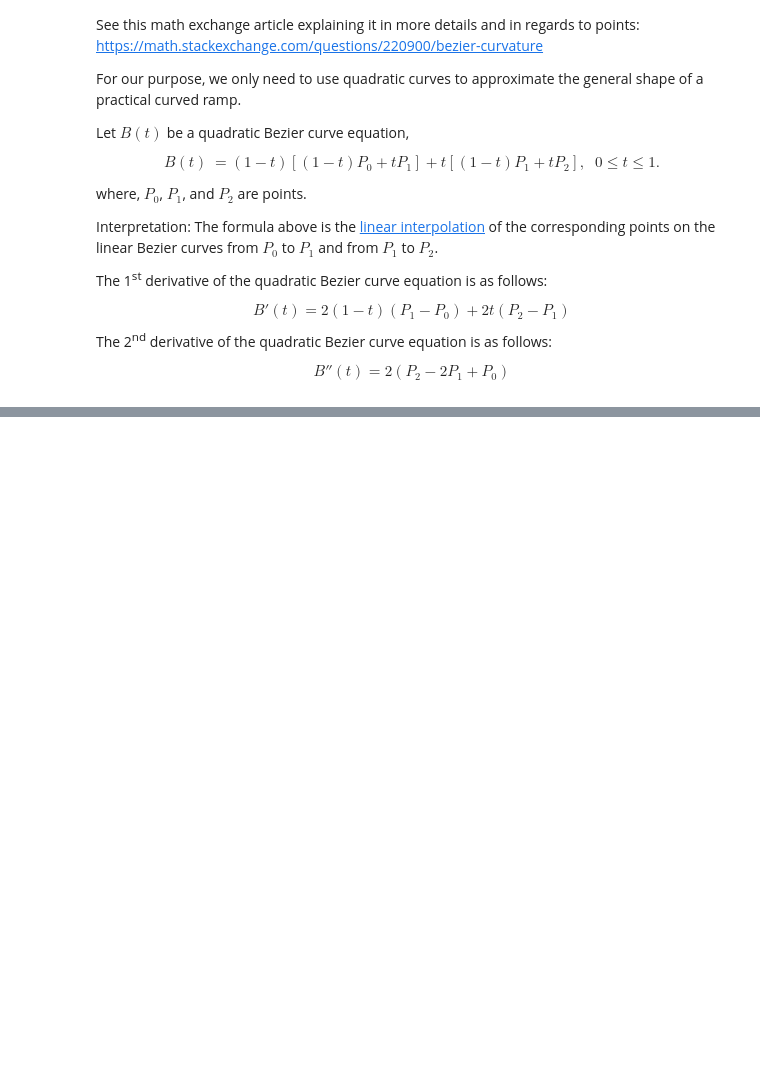
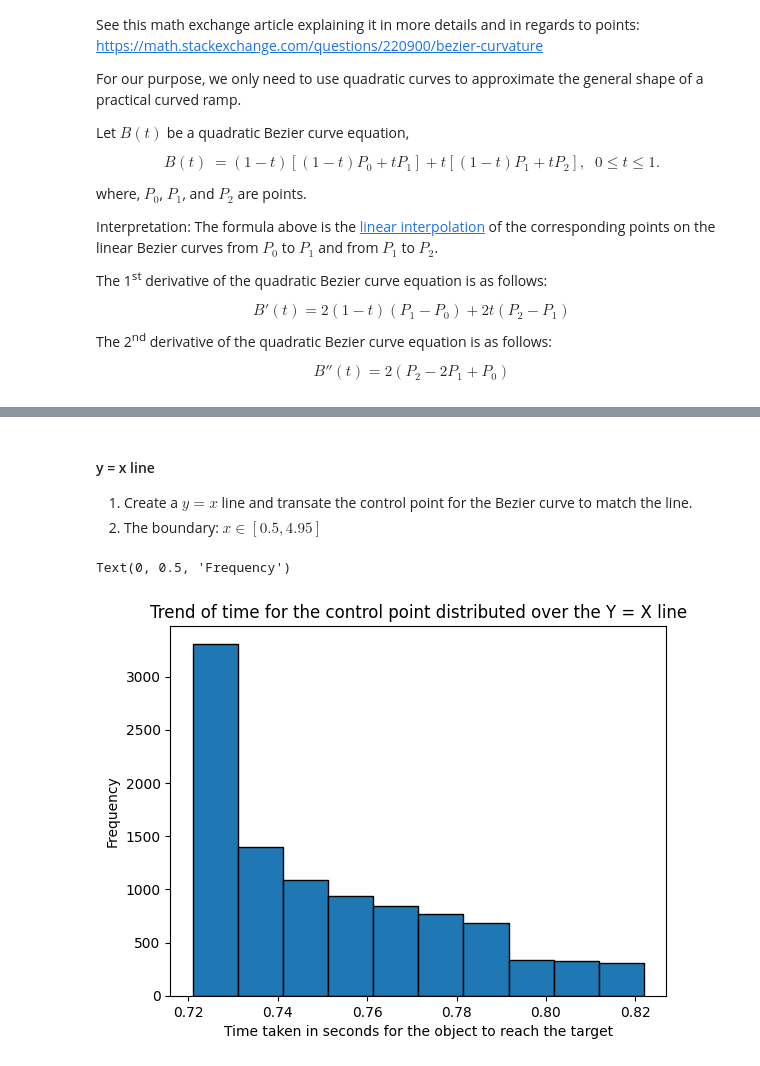
Before and after one commit to Atishaya7777/brachistochrone-trajectory, a Jupyter notebook: main.ipynb, the cells around one changed output, grey strips where cells are left out. Drawn from its saved outputs; the diff is of its cells as text; code cells hidden in the pictures; blank space fills up the shorter version.

```diff
--- a/main.ipynb
+++ b/main.ipynb
@@ -496,0 +501,48 @@ triangle = np.array([[0, 0], [BASE, 0], [0, HEIGHT]])
+# %%
+# Constants for the Y=X line variation of control points
+X_BOUNDARY_START = 0.5
+X_BOUNDARY_STOP = 4.95
+NUM_OF_SIMULATIONS = 10000
+NUM_OF_CURVE_POINTS = 100 # For smoothness of the result pixel
+# %%
+
+def control_point_on_y_x_line(is_line_sign_positive: bool = True, show_plots: bool = False) -> tuple[dict[float, Any], list[float]]:
+    time_dict: dict[float, Any] = {}
+    time_list: list[float] = []
+
+    mid_control_points = np.linspace(X_BOUNDARY_START, X_BOUNDARY_STOP, NUM_OF_SIMULATIONS, endpoint=True)
+
+    for i in range(len(mid_control_points) - 1):
+        control_points = np.array([[BASE, 0], [mid_control_points[i], mid_control_points[i] if is_line_sign_positive else -mid_control_points[i]] , [0, HEIGHT]])
+
+        time_taken: float = calc_time_given_control_points_bezier(control_points, HEIGHT)
+        time_dict.update({
+        time_taken: control_points
+        })
+        time_list.append(time_taken)
+
+        if(show_plots):
+            curve_points = generate_quadratic_bezier_curve(control_points, NUM_OF_CURVE_POINTS)
+            if(i % (len(mid_control_points) / 10) == 0):
+                plot_bezier_curve(control_points, curve_points, "Bezier curve with control points in y=x line", "X", "Y", f'Bezier curve on Y = X line | Iteration no: {i + 1}')
+
+    return (time_dict, time_list)
+
+# min_time_control_points = time_dict.get(min(time_list))
+# print(min(time_list))
+# curve_points = generate_quadratic_bezier_curve(min_time_control_points, NUM_OF_CURVE_POINTS)
+# plot_bezier_curve(min_time_control_points, curve_points, "Brachistochrone path", "X", "Y", "Minimum time Bezier cuve within the Y = X line control point")
+# %% [markdown]
+#### y = x line
+
+1. Create a $y = x$ line and transate the control point for the Bezier curve to match the line.
+2. The boundary: $x \in [0.5, 4.95]$
+# %%
+(time_dict, time_list) = control_point_on_y_x_line(True, False)
+plt.hist(time_list, edgecolor="black")
+plt.title("Trend of time for the control point distributed over the Y = X line")
+plt.xlabel("Time taken in seconds for the object to reach the target")
+plt.ylabel("Frequency")
+# %% [output]
+Text(0, 0.5, 'Frequency')
+[figure, added]
```
Also changed, not shown: parts of 10 cells of this notebook.
